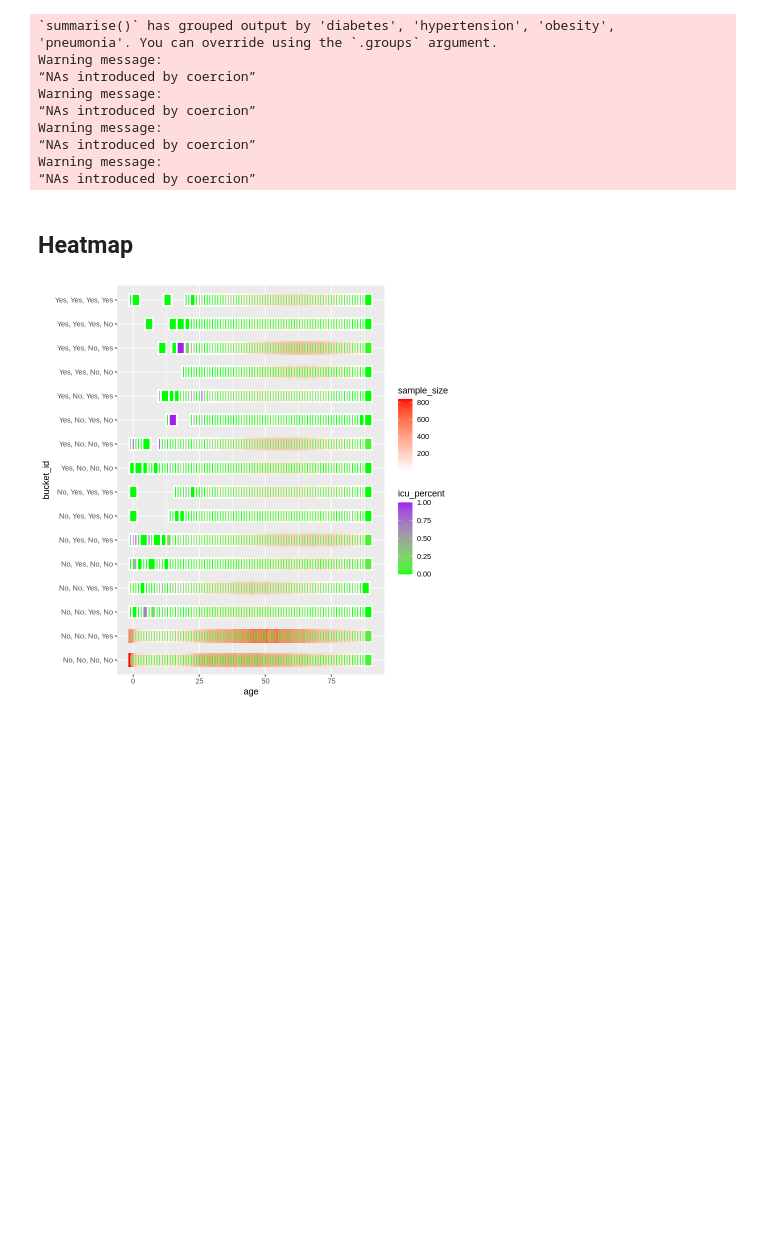
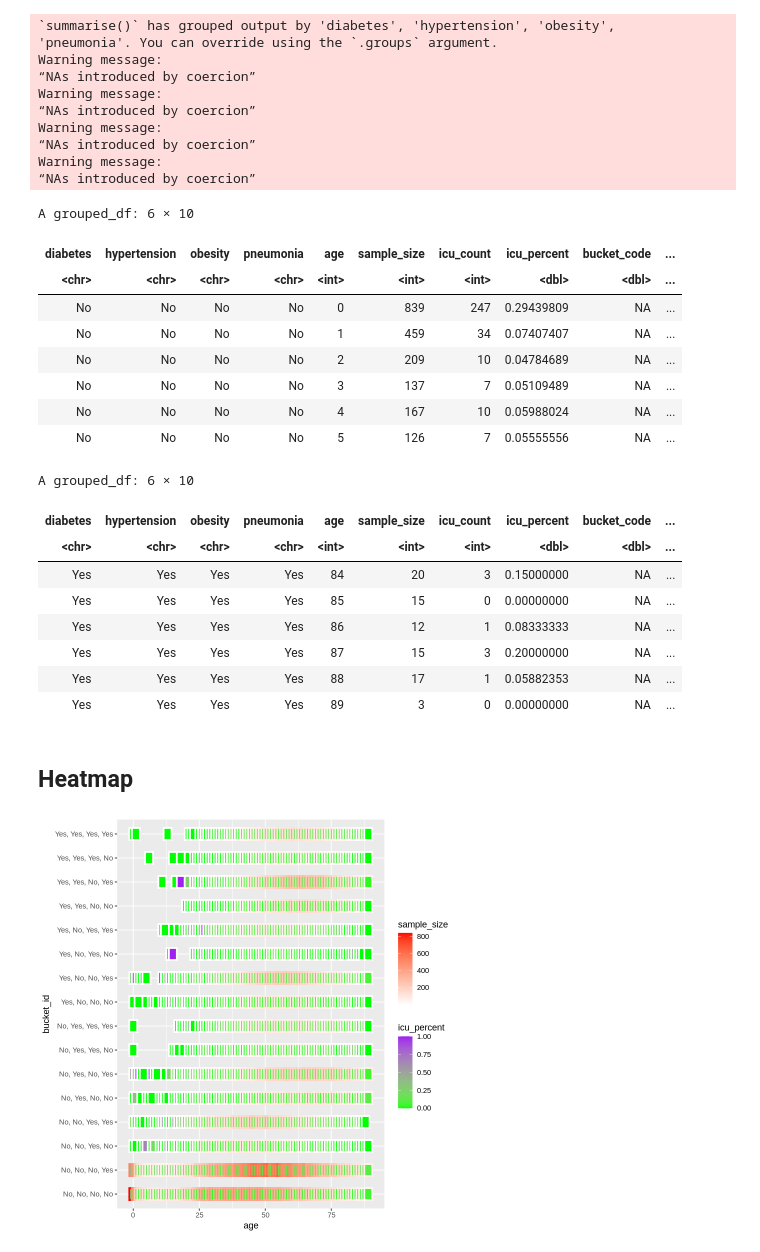
Before and after one commit to gitcnk/covid_experiment, a Jupyter notebook: covid_heatmap.ipynb, the cells around one changed output. Drawn from its saved outputs; the diff is of its cells as text; code cells hidden in the pictures; blank space fills up the shorter version.

```diff
--- a/covid_heatmap.ipynb
+++ b/covid_heatmap.ipynb
@@ -63,6 +51,28 @@ Warning message:
 “NAs introduced by coercion”
 Warning message:
 “NAs introduced by coercion”
+# %%
+head(icu_percent_data)
+tail(icu_percent_data)
+# %% [output]
+A grouped_df: 6 × 10
+| diabetes | hypertension | obesity | pneumonia | age | sample_size | icu_count | icu_percent | bucket_code | ... |
+| <chr> | <chr> | <chr> | <chr> | <int> | <int> | <int> | <dbl> | <dbl> | ... |
+| No | No | No | No | 0 | 839 | 247 | 0.29439809 | NA | ... |
+| No | No | No | No | 1 | 459 | 34 | 0.07407407 | NA | ... |
+| No | No | No | No | 2 | 209 | 10 | 0.04784689 | NA | ... |
+| No | No | No | No | 3 | 137 | 7 | 0.05109489 | NA | ... |
+| No | No | No | No | 4 | 167 | 10 | 0.05988024 | NA | ... |
+| No | No | No | No | 5 | 126 | 7 | 0.05555556 | NA | ... |
+A grouped_df: 6 × 10
+| diabetes | hypertension | obesity | pneumonia | age | sample_size | icu_count | icu_percent | bucket_code | ... |
+| <chr> | <chr> | <chr> | <chr> | <int> | <int> | <int> | <dbl> | <dbl> | ... |
+| Yes | Yes | Yes | Yes | 84 | 20 | 3 | 0.15000000 | NA | ... |
+| Yes | Yes | Yes | Yes | 85 | 15 | 0 | 0.00000000 | NA | ... |
+| Yes | Yes | Yes | Yes | 86 | 12 | 1 | 0.08333333 | NA | ... |
+| Yes | Yes | Yes | Yes | 87 | 15 | 3 | 0.20000000 | NA | ... |
+| Yes | Yes | Yes | Yes | 88 | 17 | 1 | 0.05882353 | NA | ... |
+| Yes | Yes | Yes | Yes | 89 | 3 | 0 | 0.00000000 | NA | ... |
 # %% [markdown]
 ## Heatmap
 # %%
```
Also changed, not shown: parts of 5 cells of this notebook.
